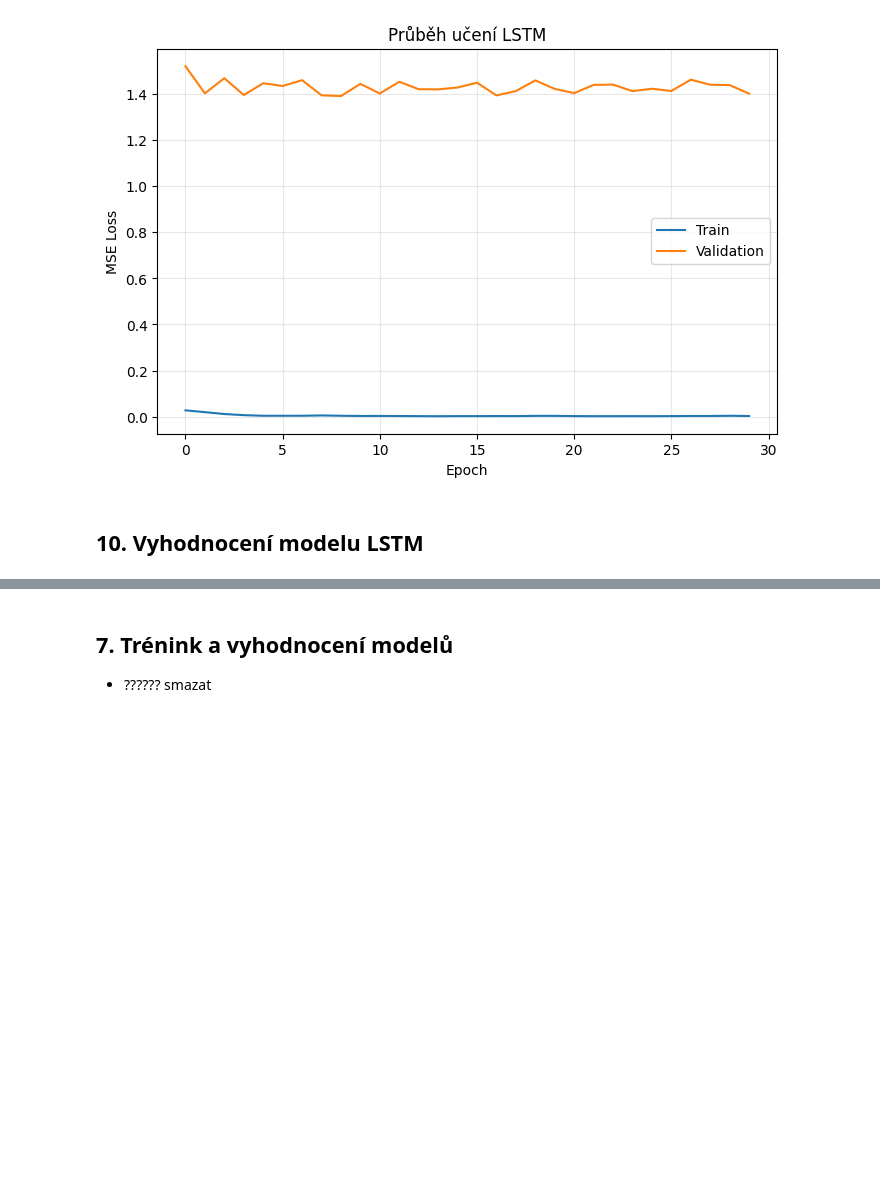
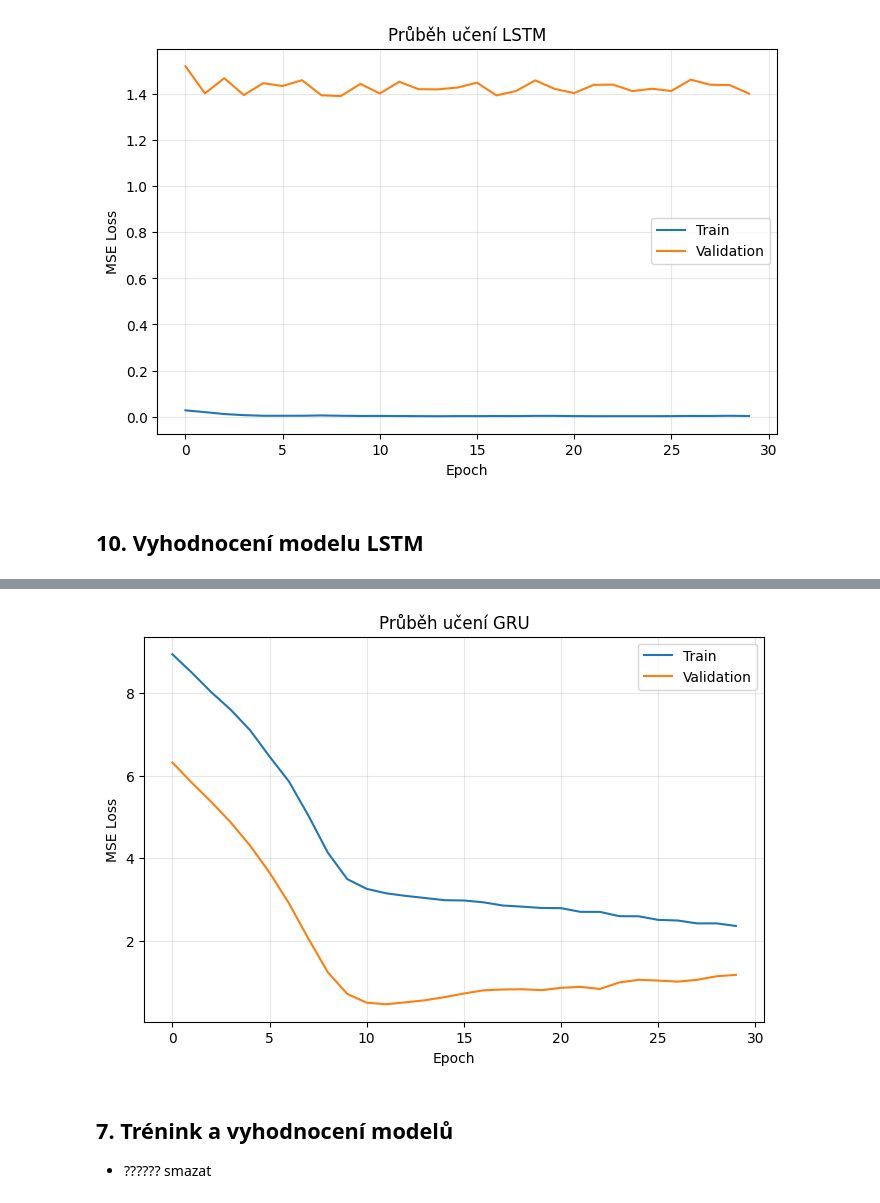
Before and after one commit to janecekhwt-sys/MML1-project-HW2, a Jupyter notebook: Neural_networks_komplexni_evaluace_hw04.ipynb, the cells around one changed output, grey strips where cells are left out. Cells and saved outputs as stored; diff of their text form; code cells hidden in the pictures; blank space fills up the shorter version.

```diff
--- a/Neural_networks_komplexni_evaluace_hw04.ipynb
+++ b/Neural_networks_komplexni_evaluace_hw04.ipynb
@@ -379,7 +380,7 @@ def train_model(model,
                 f"Valid: {valid_loss:.4f}"
             )
 
-    return train_losses, valid_losses
+    return train_losses, valid_losses, best_valid_loss, best_epoch
 # %%
 # Spuštění trénování
 
@@ -451,0 +525,26 @@ predictions = np.array(predictions)
+# %%
+# Trénování GRU
+
+criterion = nn.MSELoss()
+
+gru_optimizer = optim.Adam(
+    gru_model.parameters(),
+    lr=0.001
+)
+# %%
+start_time = time.perf_counter()
+
+gru_train_losses, gru_valid_losses, gru_best_valid_loss, gru_best_epoch = train_model(
+    gru_model,
+    train_loader,
+    valid_loader,
+    criterion,
+    gru_optimizer,
+    epochs=30
+)
+
+end_time = time.perf_counter()
+
+gru_training_time = end_time - start_time
+
+print(f"\nDoba trénování GRU: {gru_training_time:.2f} s")
@@ -452,3 +563,20 @@ predictions = np.array(predictions)
+# %%
+# Graf učení GRU
+
+plt.figure(figsize=(8,5))
+
+plt.plot(gru_train_losses, label="Train")
+plt.plot(gru_valid_losses, label="Validation")
+
+plt.xlabel("Epoch")
+plt.ylabel("MSE Loss")
+plt.title("Průběh učení GRU")
+plt.grid(alpha=0.3)
+plt.legend()
+
+plt.show()
+# %% [output]
+[figure, added]
 # %% [markdown]
 ## 7. Trénink a vyhodnocení modelů
  - ?????? smazat
```
Also changed, not shown: parts of 8 cells of this notebook.
